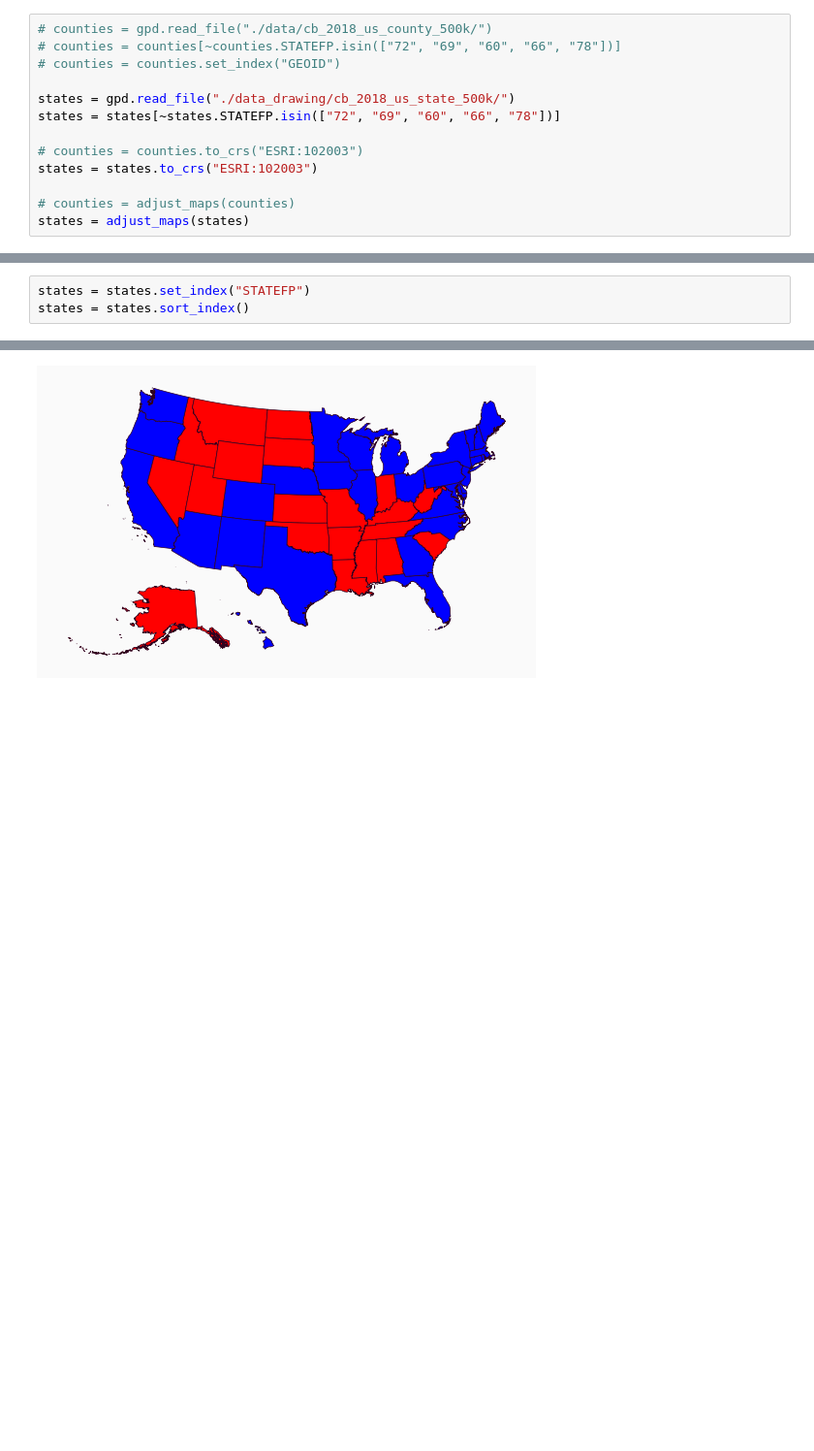
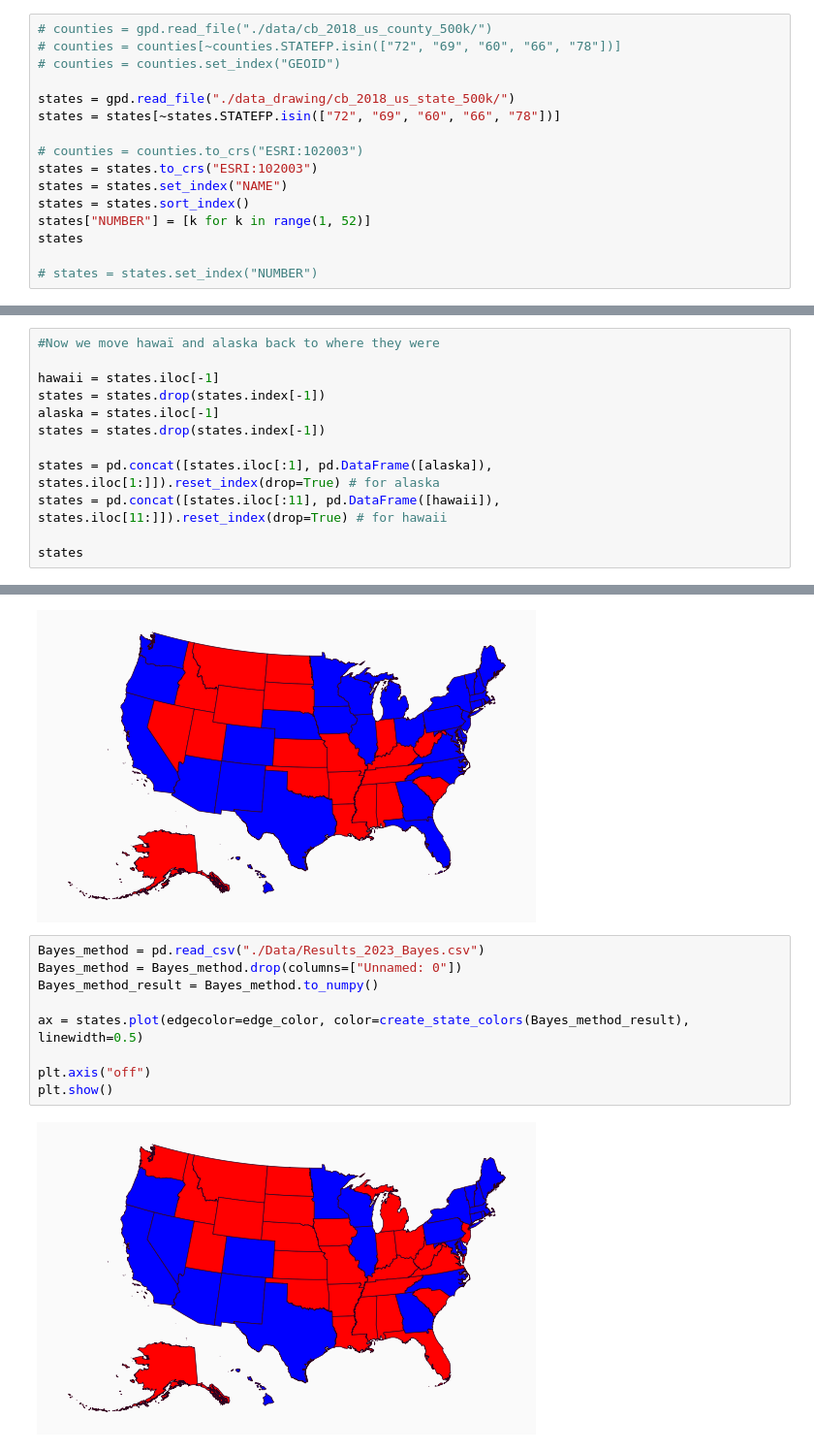
Before and after one commit to LoukStam/Machine-learning-project, a Jupyter notebook: Election_Regression_drawing.ipynb, the cells around one changed output, grey strips where cells are left out. Shown at 97% size. Saved outputs shown, nothing was run; the diff lists cells and outputs as text; blank space fills up the shorter version.

```diff
--- a/Election_Regression_drawing.ipynb
+++ b/Election_Regression_drawing.ipynb
@@ -236,6 +224,9 @@ states = states[~states.STATEFP.isin(["72", "69", "60", "66", "78"])]
 
 # counties = counties.to_crs("ESRI:102003")
 states = states.to_crs("ESRI:102003")
+states = states.set_index("NAME")
+states = states.sort_index()
+states["NUMBER"] = [k for k in range(1, 52)]
+states
 
-# counties = adjust_maps(counties)
-states = adjust_maps(states)
+# states = states.set_index("NUMBER")
@@ -241,0 +275,12 @@ states = adjust_maps(states)
+# %%
+#Now we move hawaï and alaska back to where they were
+
+hawaii = states.iloc[-1]
+states = states.drop(states.index[-1])
+alaska = states.iloc[-1]
+states = states.drop(states.index[-1])
+
+states = pd.concat([states.iloc[:1], pd.DataFrame([alaska]), states.iloc[1:]]).reset_index(drop=True) # for alaska
+states = pd.concat([states.iloc[:11], pd.DataFrame([hawaii]), states.iloc[11:]]).reset_index(drop=True) # for hawaii
+
+states
@@ -244,6 +307,3 @@ def create_state_colors(results):
     colors = ["blue", "red", "yellow"]
     state_colors = np.array([colors[np.argmax(results[i])] for i in range(len(results))])
     return state_colors
-# %%
-states = states.set_index("STATEFP")
-states = states.sort_index()
@@ -275,3 +335,14 @@ plt.axis("off")
 plt.show()
 # %% [output]
 [figure]
+# %%
+Bayes_method = pd.read_csv("./Data/Results_2023_Bayes.csv")
+Bayes_method = Bayes_method.drop(columns=["Unnamed: 0"])
+Bayes_method_result = Bayes_method.to_numpy()
+
+ax = states.plot(edgecolor=edge_color, color=create_state_colors(Bayes_method_result), linewidth=0.5)
+
+plt.axis("off")
+plt.show()
+# %% [output]
+[figure, added]
```
Also changed, not shown: parts of 9 cells of this notebook.
